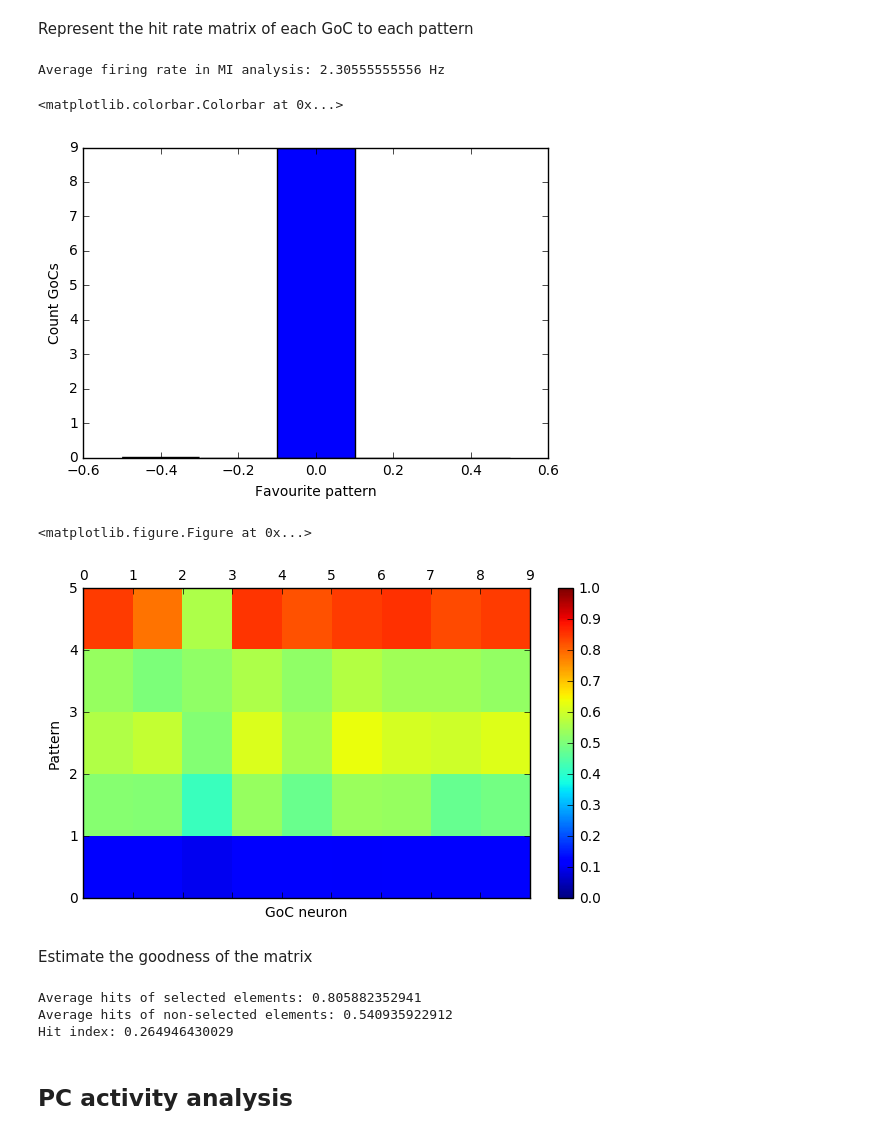
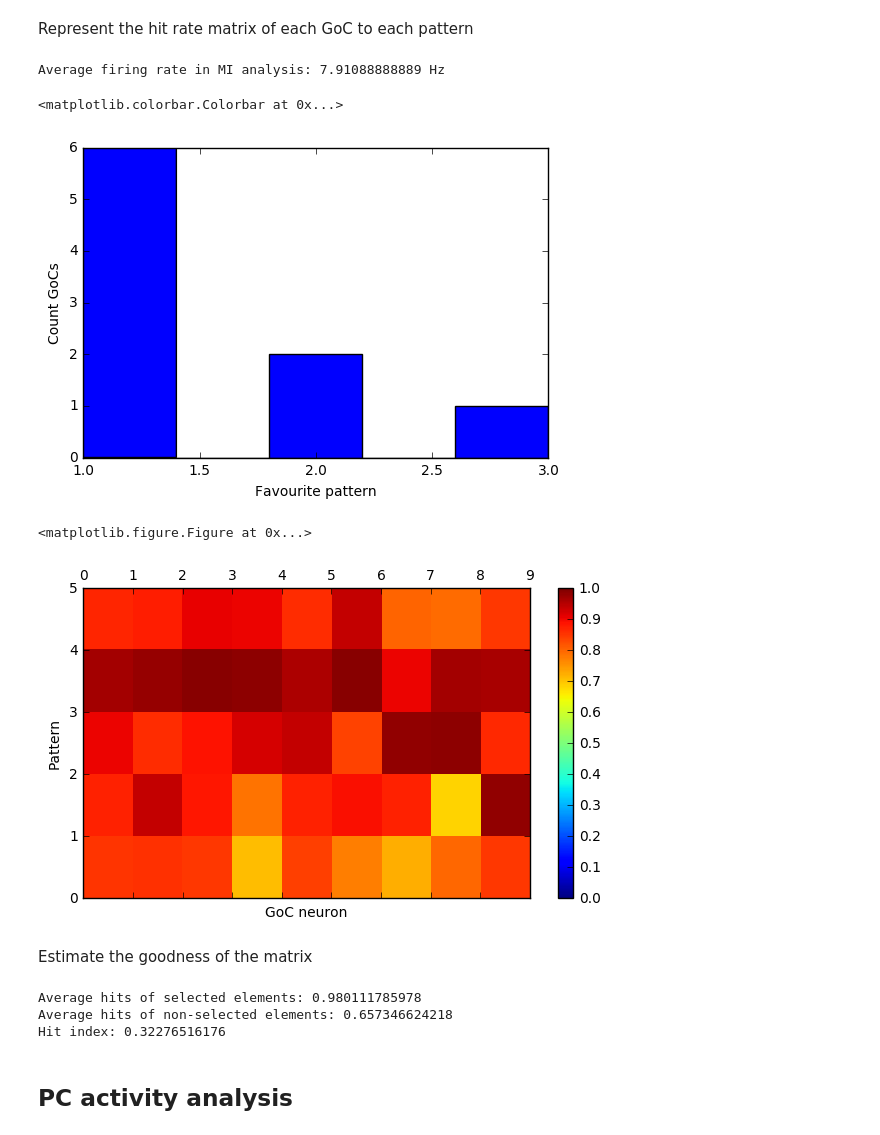
Before and after one commit to jgarridoalcazar/InhPlastVisualization, a Jupyter notebook: analysis/mfGrC/GrCActivityAnalysisAll4.ipynb, the cells around one changed output. Drawn from its saved outputs; the diff is of its cells as text; code cells hidden in the pictures.

```diff
--- a/analysis/mfGrC/GrCActivityAnalysisAll4.ipynb
+++ b/analysis/mfGrC/GrCActivityAnalysisAll4.ipynb
@@ -25,6 +25,7 @@ Initialize the simulation
 simulation.config_options['simulation']['verbosity'] = 'Debug'
 simulation.config_options['simulation']['seed'] = 123456
 simulation.config_options['simulation']['time'] = simulation_time
+simulation.config_options['simulation']['register_activity_only_in_test'] = False
 simulation.config_options['network']['load_file'] = './results/GoCGrC/network01_4mf_after_all_learning.h5'
 simulation.config_options['network']['save_file'] = None
 simulation.config_options['stimulation']['load_pattern_file'] = './results/GoCGrC/stimulation_all4.h5'
@@ -33,7 +34,9 @@ simulation.config_options['grclayer']['register_activity'] = True
 simulation.config_options['goclayer']['register_activity'] = True
 simulation.config_options['grclayer']['load_state_vars'] = 'Vth'
 simulation.config_options['goclayer']['load_state_vars'] = 'Vth'
-simulation.config_options['grclayer']['load_state_vars'] = None
-simulation.config_options['goclayer']['load_state_vars'] = None
+simulation.config_options['grclayer']['record_vars'] = None
+simulation.config_options['goclayer']['record_vars'] = None
+simulation.config_options['grclayer']['record_step'] = 1.0e-1
+simulation.config_options['goclayer']['record_step'] = 1.0e-1
 simulation.initialize()
 # %% [output]
@@ -99,7 +104,7 @@ simulation.run_simulation()
 # %% [markdown]
 Save the network state after the simulation
 # %%
-#simulation.cerebellum.update_network_weights()
+simulation.cerebellum.update_network_weights()
 #simulation.cerebellum.save_network()
 # %% [markdown]
 ## GrC activity analysis
@@ -107,7 +112,7 @@ Save the network state after the simulation
 Calculate the average firing frequency of each granular cells during the ending 100 seconds
 # %%
 gtime,gcell_id = simulation.cerebellum.get_spike_activity(neuron_layer = 'grclayer',
-                                                          init_time = simulation.current_time-200.0,
+                                                          init_time = simulation.current_time-simulation_time,
                                                           end_time = simulation.current_time)
 import numpy
 firing_frequency = numpy.bincount(gcell_id) / (simulation_time*8.0)
@@ -310,7 +315,7 @@ def analyze_activity(layer, window_length, time_bin):
 Represent the hit rate matrix of each GrC to each pattern
 # %%
 layer = 'grclayer'
-window_length = simulation.config_options['hit_analysis']['window_length'] = 200.0
+window_length = simulation.config_options['hit_analysis']['window_length'] = simulation_time
 time_bin = simulation.config_options['hit_analysis']['time_bin'] = 0.125
 
 cr_matrix, hit_matrix, miss_matrix, fa_matrix, faa_matrix = analyze_activity(layer, window_length, time_bin)
@@ -461,41 +466,41 @@ Number of active MF-GoC synapses also included in pattern 3 : 9
 Represent the hit rate matrix of each GoC to each pattern
 # %%
 layer = 'goclayer'
-window_length = simulation.config_options['hit_analysis']['window_length'] = 200.0
+window_length = simulation.config_options['hit_analysis']['window_length'] = simulation_time
 time_bin = simulation.config_options['hit_analysis']['time_bin'] = 0.125
 
 cr_matrix, hit_matrix, miss_matrix, fa_matrix, faa_matrix = analyze_activity(layer, window_length, time_bin)
 
 #numpy.set_printoptions(threshold=numpy.nan)
 #print 'Individual pattern hit matrix:'
 #print hit_matrix
 #print 'Individual pattern correct rejection matrix:'
 #print cr_matrix
 #print 'Individual pattern miss matrix:'
 #print miss_matrix
 #print 'Individual pattern false alarm matrix:'
 #print fa_matrix
 #print 'All patterns false alarm array:'
 #print faa_matrix
 
 extended_hit = numpy.append(hit_matrix, [faa_matrix], axis=0)
 selected_pattern = numpy.argmax(extended_hit, axis=0)
 plt.figure()
 plt.hist(selected_pattern, bins=simulation.pattern_generator.number_of_patterns+1)
 plt.ylabel('Count GoCs')
 plt.xlabel('Favourite pattern')
 cell_sorted = numpy.argsort(selected_pattern)
 plt.figure()
 plt.matshow(extended_hit[:,cell_sorted], extent=[0,simulation.cerebellum.get_number_of_elements(layer=layer),0,simulation.pattern_generator.number_of_patterns+1], vmin=0, vmax=1.0, aspect='auto')
 plt.ylabel('Pattern')
 plt.xlabel('GoC neuron')
 plt.colorbar()
 # %% [output]
-Average firing rate in MI analysis: 2.30555555556 Hz
+Average firing rate in MI analysis: 7.91088888889 Hz
 <matplotlib.colorbar.Colorbar at 0x...>
-[figure, old version]
+[figure, new version]
 <matplotlib.figure.Figure at 0x...>
-[figure, old version]
+[figure, new version]
 # %% [markdown]
 Estimate the goodness of the matrix
 # %%
@@ -508,20 +513,20 @@ ind = numpy.where(selected_pattern<simulation.pattern_generator.number_of_patter
 diagonal = hit_matrix[selected_pattern[ind],ind]
 
 # Create a new matrix setting the diagonal values to zero
-zero_matrix = hit_matrix
+zero_matrix = numpy.copy(hit_matrix)
 zero_matrix[selected_pattern[ind],ind] = 0.0
 
 # Calculate the average of the diagonal elements
 av_selected = numpy.average(diagonal)
-av_nonselected = numpy.sum(zero_matrix[:])/(simulation.cerebellum.get_number_of_elements(layer=layer)*(simulation.pattern_generator.number_of_patterns-1))
+av_nonselected = numpy.sum(zero_matrix[:])/(simulation.cerebellum.get_number_of_elements(layer=layer)*(simulation.pattern_generator.number_of_patterns))
 print 'Average hits of selected elements:',av_selected
 print 'Average hits of non-selected elements:',av_nonselected
 hit_index = av_selected - av_nonselected
 print 'Hit index:',hit_index
 # %% [output]
-Average hits of selected elements: 0.805882352941
-Average hits of non-selected elements: 0.540935922912
-Hit index: 0.264946430029
+Average hits of selected elements: 0.980111785978
+Average hits of non-selected elements: 0.657346624218
+Hit index: 0.32276516176
 # %% [markdown]
 ## PC activity analysis
 # %% [markdown]
```
Also changed, not shown: parts of 12 cells of this notebook, 2 other files.
